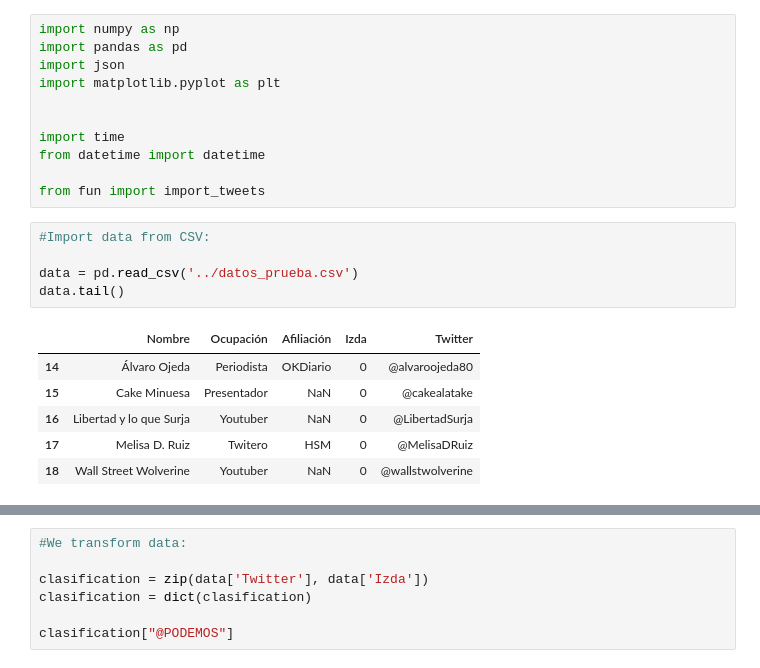
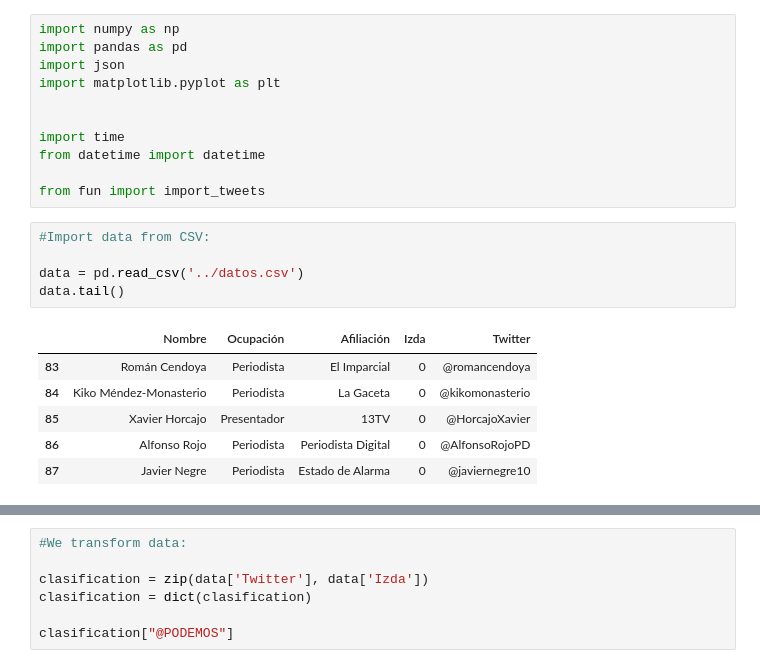
Before and after one commit to rubzip/PoliticalPass, a Jupyter notebook: mining/data_mining.ipynb, the cells around one changed output, grey strips where cells are left out. Drawn from its saved outputs; the diff is of its cells as text.

```diff
--- a/mining/data_mining.ipynb
+++ b/mining/data_mining.ipynb
@@ -12,15 +12,15 @@ from fun import import_tweets
 # %%
 #Import data from CSV:
 
-data = pd.read_csv('../datos_prueba.csv')
+data = pd.read_csv('../datos.csv')
 data.tail()
 # %% [output]
 |  | Nombre | Ocupación | Afiliación | Izda | Twitter |
-| 14 | Álvaro Ojeda | Periodista | OKDiario | 0 | @alvaroojeda80 |
-| 15 | Cake Minuesa | Presentador | NaN | 0 | @cakealatake |
-| 16 | Libertad y lo que Surja | Youtuber | NaN | 0 | @LibertadSurja |
-| 17 | Melisa D. Ruiz | Twitero | HSM | 0 | @MelisaDRuiz |
-| 18 | Wall Street Wolverine | Youtuber | NaN | 0 | @wallstwolverine |
+| 83 | Román Cendoya | Periodista | El Imparcial | 0 | @romancendoya |
+| 84 | Kiko Méndez-Monasterio | Periodista | La Gaceta | 0 | @kikomonasterio |
+| 85 | Xavier Horcajo | Presentador | 13TV | 0 | @HorcajoXavier |
+| 86 | Alfonso Rojo | Periodista | Periodista Digital | 0 | @AlfonsoRojoPD |
+| 87 | Javier Negre | Periodista | Estado de Alarma | 0 | @javiernegre10 |
 # %%
 #How balanced is the dataset:
 balance = data['Izda'].value_counts()
```
Also changed, not shown: parts of 5 cells of this notebook, 3 other files.
